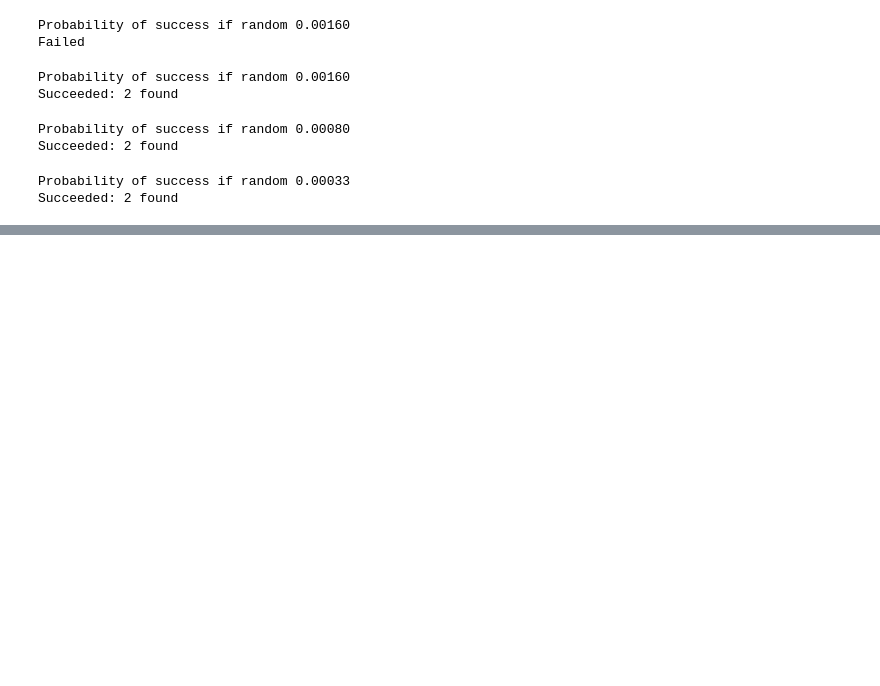
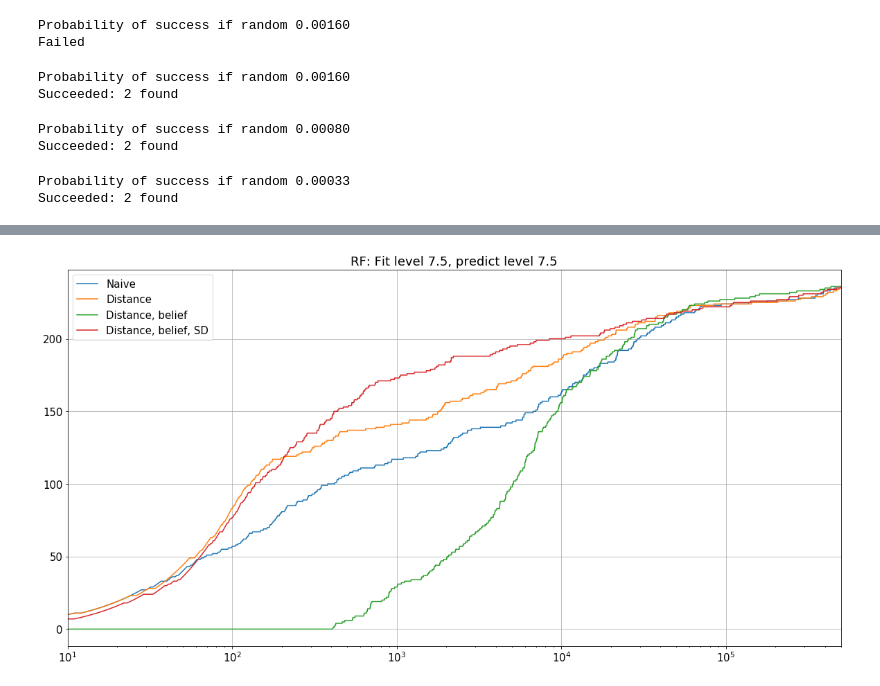
Before and after one commit to owatson/PenalizedPrediction, a Jupyter notebook: MalariaFinal.ipynb, the cells around one changed output, grey strips where cells are left out. Saved outputs shown, nothing was run; the diff lists cells and outputs as text; code cells hidden in the pictures; blank space fills up the shorter version.

```diff
--- a/MalariaFinal.ipynb
+++ b/MalariaFinal.ipynb
@@ -988,0 +989,12 @@ _ = run_experiment_full(level_fit=6.5, test_method='basic')
+# %%
+plt.title('RF: Fit level 7.5, predict level 7.5')
+plot(run_experiment_full(test_method='basic',  level_predict=7.5)[0][::-1].cumsum(), label='Naive')
+plot(run_experiment_full(test_method='beliefed_acc',  level_predict=7.5)[0][::-1].cumsum(), label='Distance')
+plot(run_experiment_full(test_method='beliefed_fa',  level_predict=7.5)[0][::-1].cumsum(), label='Distance, belief')
+plot(run_experiment_full(level_predict=7.5)[0][::-1].cumsum(), label='Distance, belief, SD')
+legend(loc='best')
+plt.xscale('log')
+grid(True)
+_ = plt.xlim(10, 5e5)
+# %% [output]
+[figure, added]
```
Also changed, not shown: parts of 41 cells of this notebook.
